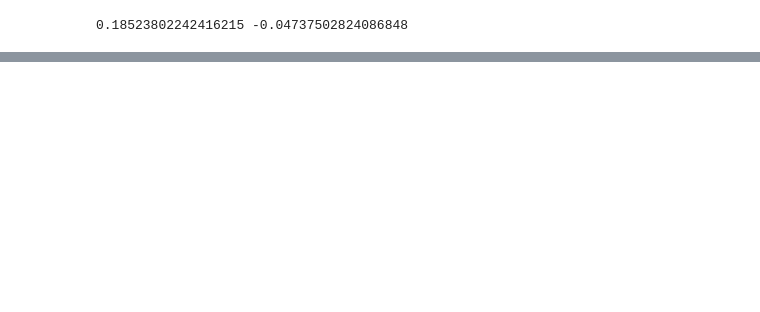
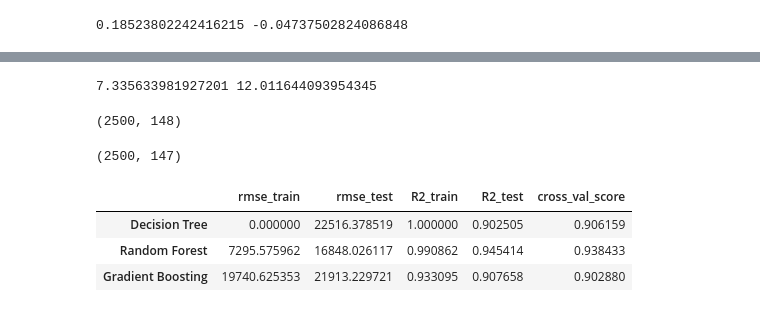
Before and after one commit to rahmankhan2241/House-Price-Prediction-Kaggle-Competition, a Jupyter notebook: Final_Model.ipynb, the cells around one changed output, grey strips where cells are left out. Drawn from its saved outputs; the diff is of its cells as text; code cells hidden in the pictures; blank space fills up the shorter version.

```diff
--- a/Final_Model.ipynb
+++ b/Final_Model.ipynb
@@ -550,0 +801,8 @@ print(df.BsmtFinSF1.corr(df.SalePrice), df.BsmtFinSF2.corr(df.SalePrice))
+# %%
+Q1 = old_df['LotFrontage'].quantile(0.25)
+Q3 = old_df['LotFrontage'].quantile(0.75)
+IQR = Q3 - Q1
+lower_bound = Q1 - 1.5 * IQR
+upper_bound = Q3 + 1.5 * IQR
+old_df['LotFrontage'] = old_df['LotFrontage'].clip(lower = lower_bound, upper = upper_bound)
+old_df.LotFrontage.max(), old_df.LotFrontage.min()
@@ -550,0 +811,8 @@ print(df.BsmtFinSF1.corr(df.SalePrice), df.BsmtFinSF2.corr(df.SalePrice))
+# %%
+from sklearn.preprocessing import FunctionTransformer
+log_LotFrontage = FunctionTransformer(np.log1p).fit_transform(old_df['LotFrontage'])
+df['looged_LotFrontage'] = log_LotFrontage
+df.LotFrontage.value_counts()
+
+df['NormalLotFrontage'] = old_df['LotFrontage']
+df.NormalLotFrontage.value_counts()
@@ -550,0 +842,8 @@ print(df.BsmtFinSF1.corr(df.SalePrice), df.BsmtFinSF2.corr(df.SalePrice))
+# %%
+Q1 = df['LotFrontage'].quantile(0.25)
+Q3 = df['LotFrontage'].quantile(0.75)
+IQR = Q3 - Q1
+lower_bound = Q1 - 1.5 * IQR
+upper_bound = Q3 + 1.5 * IQR
+df = df[(df['LotFrontage'] >= lower_bound) & (df['LotFrontage'] <= upper_bound)]  ## removing outliers
+df.LotFrontage.max(), df.LotFrontage.min()
@@ -550,0 +863,23 @@ print(df.BsmtFinSF1.corr(df.SalePrice), df.BsmtFinSF2.corr(df.SalePrice))
+# %%
+Q1 = df['LotArea'].quantile(0.25)
+Q3 = df['LotArea'].quantile(0.75)
+IQR = Q3 - Q1
+lower_bound =  Q1 - IQR * 1.5
+upper_bound = Q3 + IQR * 1.5
+
+## first checking the max and min of LotArea
+print(df.LotArea.min(), df.LotArea.max())
+
+df = df[(df['LotArea'] >= lower_bound) & (df['LotArea'] <= upper_bound)]
+df.shape
+# %% [output]
+7.335633981927201 12.011644093954345
+(2500, 148)
+# %%
+evaluate_models(df, models)
+# %% [output]
+(2500, 147)
+|  | rmse_train | rmse_test | R2_train | R2_test | cross_val_score |
+| Decision Tree | 0.000000 | 22516.378519 | 1.000000 | 0.902505 | 0.906159 |
+| Random Forest | 7295.575962 | 16848.026117 | 0.990862 | 0.945414 | 0.938433 |
+| Gradient Boosting | 19740.625353 | 21913.229721 | 0.933095 | 0.907658 | 0.902880 |
```
Also changed, not shown: parts of 76 cells of this notebook.
